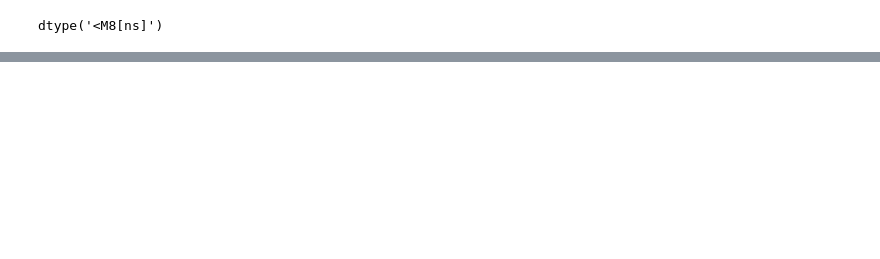
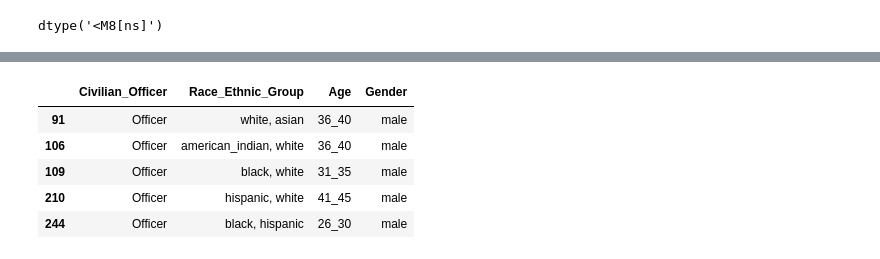
Before and after one commit to openpolicedata/opd-examples, a Jupyter notebook: standardization.ipynb, the cells around one changed output, grey strips where cells are left out. Drawn from its saved outputs; the diff is of its cells as text; code cells hidden in the pictures; blank space fills up the shorter version.

```diff
--- a/standardization.ipynb
+++ b/standardization.ipynb
@@ -72,0 +186,15 @@ dtype('<M8[ns]')
+# %%
+src = opd.Source("California")
+# USE_OF_FORCE_SUBJECTS_OFFICERS datasets contain information on officers and subjects involved in use of force incidents
+# They will have a column indicating whether each row applies to an officer or subject
+tbl = src.load_from_url(2022, opd.defs.TableType.USE_OF_FORCE_SUBJECTS_OFFICERS)
+# Find multi-racial individuals
+is_mult = tbl.table['Race_Ethnic_Group'].str.contains(",").fillna(False)
+tbl.table[is_mult][['Civilian_Officer','Race_Ethnic_Group','Age','Gender']].head()
+# %% [output]
+|  | Civilian_Officer | Race_Ethnic_Group | Age | Gender |
+| 91 | Officer | white, asian | 36_40 | male |
+| 106 | Officer | american_indian, white | 36_40 | male |
+| 109 | Officer | black, white | 31_35 | male |
+| 210 | Officer | hispanic, white | 41_45 | male |
+| 244 | Officer | black, hispanic | 26_30 | male |
```
Also changed, not shown: parts of 55 cells of this notebook.
